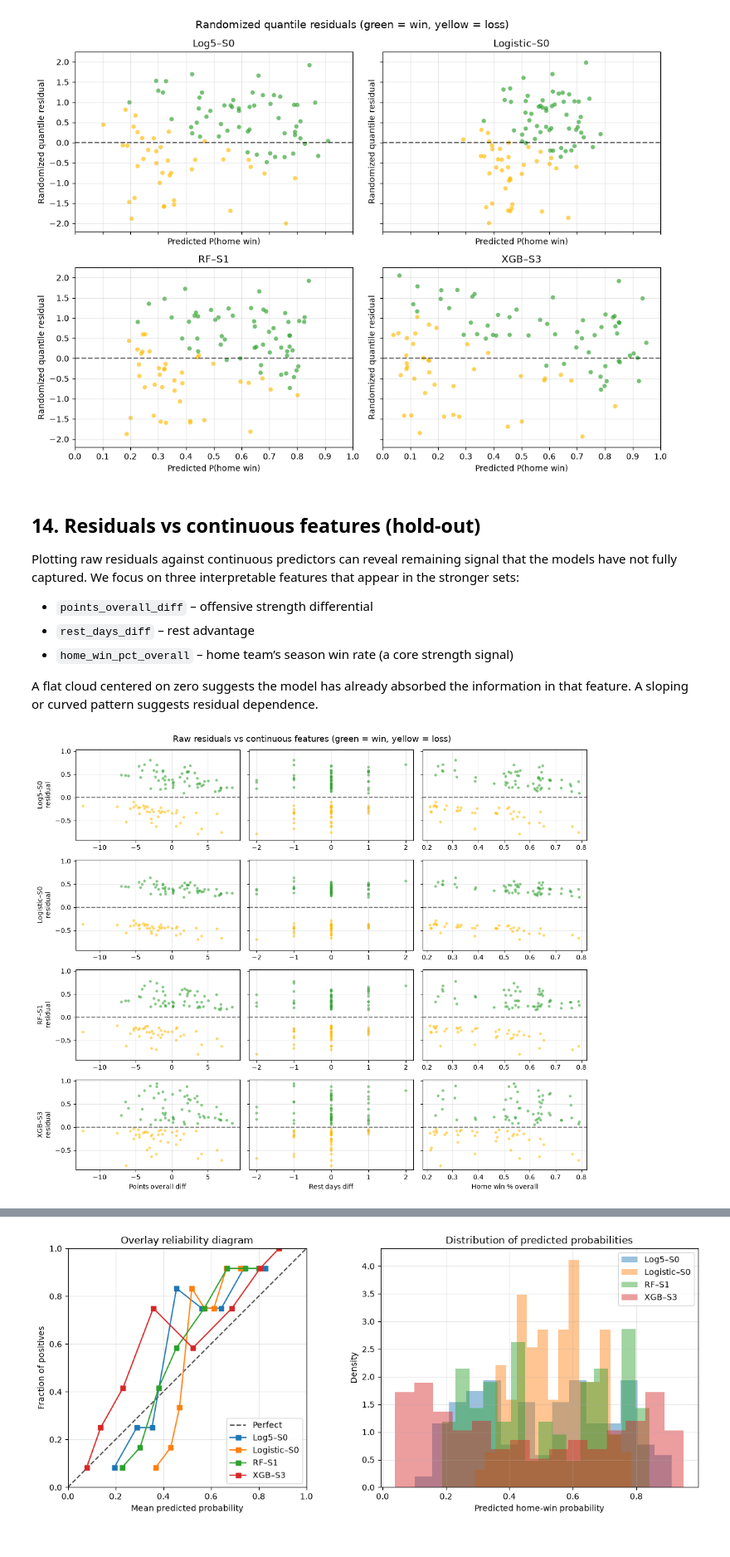
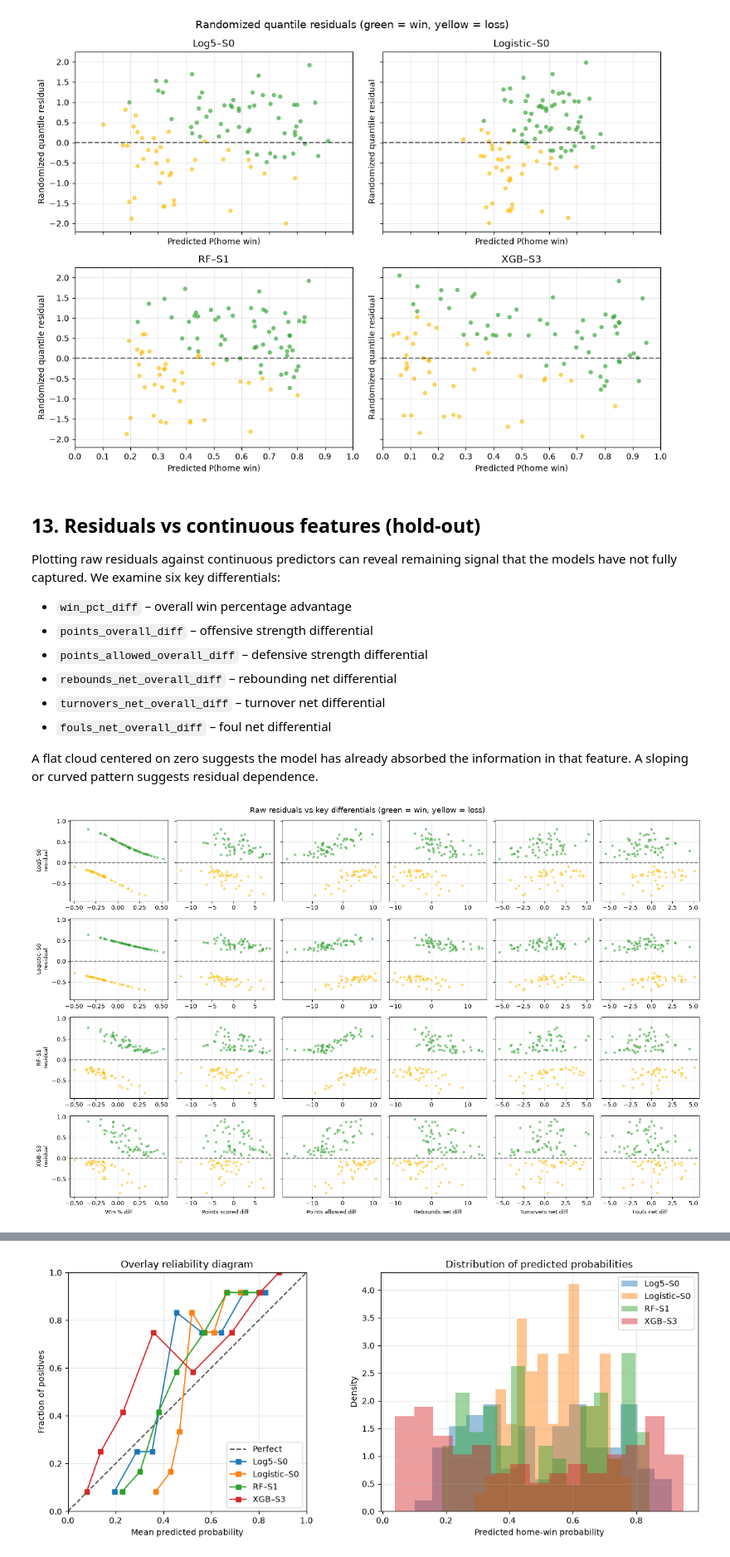
Before and after one commit to elevation-edge-sports-data/nba-win-probability, a Jupyter notebook: nba_home_win_probability.ipynb, the cells around one changed output, grey strips where cells are left out. Shown at 83% size. Saved outputs shown, nothing was run; the diff lists cells and outputs as text; code cells hidden in the pictures.

Commit message:
Cleanup: remove weaker diagnostics, improve residual and feature importance plots, renumber sections

```diff
--- a/nba_home_win_probability.ipynb
+++ b/nba_home_win_probability.ipynb
@@ -586,46 +509,66 @@ plt.show()
 # %% [output]
 [figure]
 # %% [markdown]
-## 14. Residuals vs continuous features (hold-out)
+## 13. Residuals vs continuous features (hold-out)
 
-Plotting raw residuals against continuous predictors can reveal remaining signal that the models have not fully captured. We focus on three interpretable features that appear in the stronger sets:
+Plotting raw residuals against continuous predictors can reveal remaining signal that the models have not fully captured. We examine six key differentials:
 
+- `win_pct_diff` – overall win percentage advantage
 - `points_overall_diff` – offensive strength differential
-- `rest_days_diff` – rest advantage
-- `home_win_pct_overall` – home team’s season win rate (a core strength signal)
+- `points_allowed_overall_diff` – defensive strength differential
+- `rebounds_net_overall_diff` – rebounding net differential
+- `turnovers_net_overall_diff` – turnover net differential
+- `fouls_net_overall_diff` – foul net differential
 
 A flat cloud centered on zero suggests the model has already absorbed the information in that feature. A sloping or curved pattern suggests residual dependence.
 # %%
-# Attach hold-out predictions and key features for residual-vs-feature plots
-ho_feat = hold[["points_overall_diff", "rest_days_diff", "home_win_pct_overall"]].copy().reset_index(drop=True)
+# Create the six differentials on the hold-out set
+ho_feat = hold.copy().reset_index(drop=True)
+ho_feat["win_pct_diff"] = ho_feat["home_win_pct_overall"] - ho_feat["away_win_pct_overall"]
 
-feat_names = ["points_overall_diff", "rest_days_diff", "home_win_pct_overall"]
-feat_labels = ["Points overall diff", "Rest days diff", "Home win % overall"]
+feat_names = [
+    "win_pct_diff",
+    "points_overall_diff",
+    "points_allowed_overall_diff",
+    "rebounds_net_overall_diff",
+    "turnovers_net_overall_diff",
+    "fouls_net_overall_diff",
+]
+feat_labels = [
+    "Win % diff",
+    "Points scored diff",
+    "Points allowed diff",
+    "Rebounds net diff",
+    "Turnovers net diff",
+    "Fouls net diff",
+]
 
-fig, axes = plt.subplots(len(FINALISTS), len(feat_names), figsize=(12, 10), sharey=True)
+fig, axes = plt.subplots(len(FINALISTS), len(feat_names), figsize=(16, 10), sharey=True)
 
 WIN_COLOR = "#2ca02c"
 LOSS_COLOR = "#ffbb00"
 
 for row, (key, label) in enumerate(FINALISTS.items()):
     y = fitted[key]["y_ho"]
     p = fitted[key]["proba_ho"]
     resid = y - p
     colors = np.where(y == 1, WIN_COLOR, LOSS_COLOR)
+
     for col, (fname, flabel) in enumerate(zip(feat_names, feat_labels)):
         ax = axes[row, col]
         x = ho_feat[fname].values
         ax.scatter(x, resid, c=colors, alpha=0.55, s=18, edgecolors="none")
         ax.axhline(0, color="black", ls="--", alpha=0.5)
-        if row == len(FINALISTS) - 1:
-            ax.set_xlabel(flabel)
-        if col == 0:
-            ax.set_ylabel(f"{label}\nresidual")
         ax.grid(True, alpha=0.3)
 
-fig.suptitle("Raw residuals vs continuous features (green = win, yellow = loss)", fontsize=13)
+        if row == len(FINALISTS) - 1:
+            ax.set_xlabel(flabel, fontsize=9)
+        if col == 0:
+            ax.set_ylabel(f"{label}\nresidual", fontsize=9)
+
+fig.suptitle("Raw residuals vs key differentials (green = win, yellow = loss)", fontsize=13)
 plt.tight_layout()
 plt.show()
 # %% [output]
-[figure, old version]
+[figure, new version]
 # %% [markdown]
```
Also changed, not shown: parts of 15 cells of this notebook.
